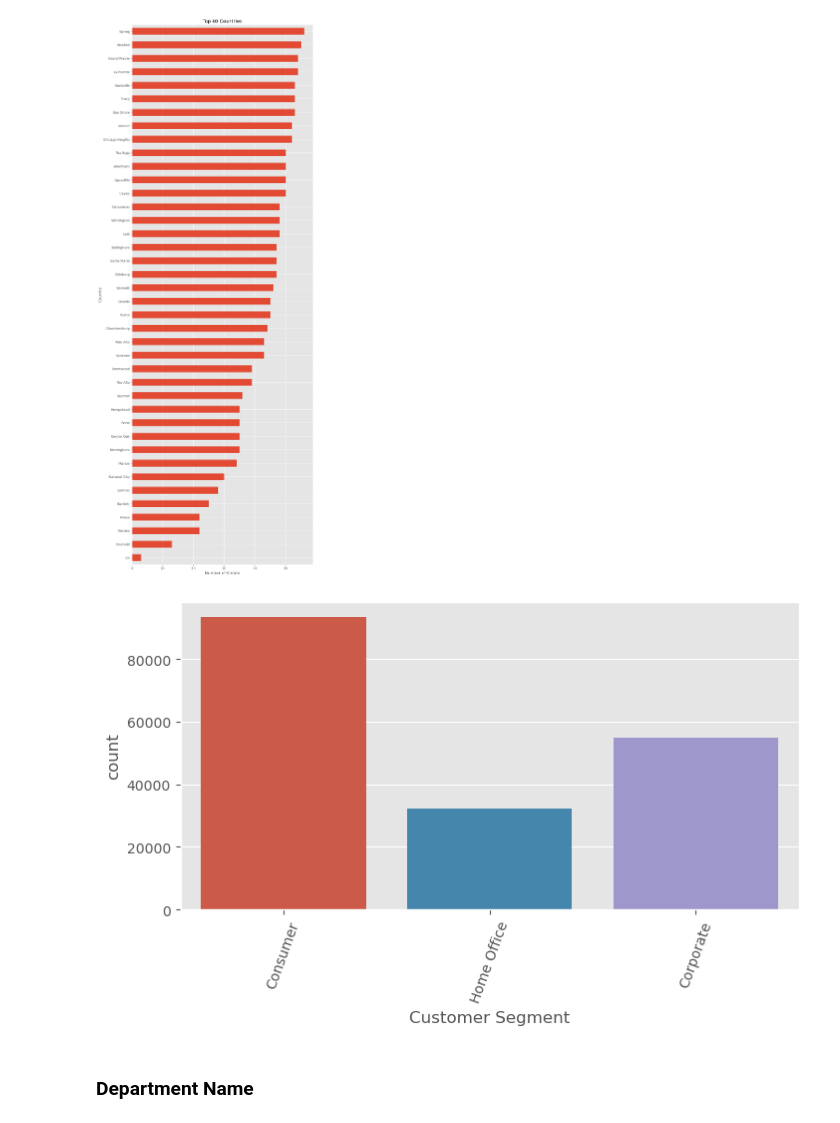
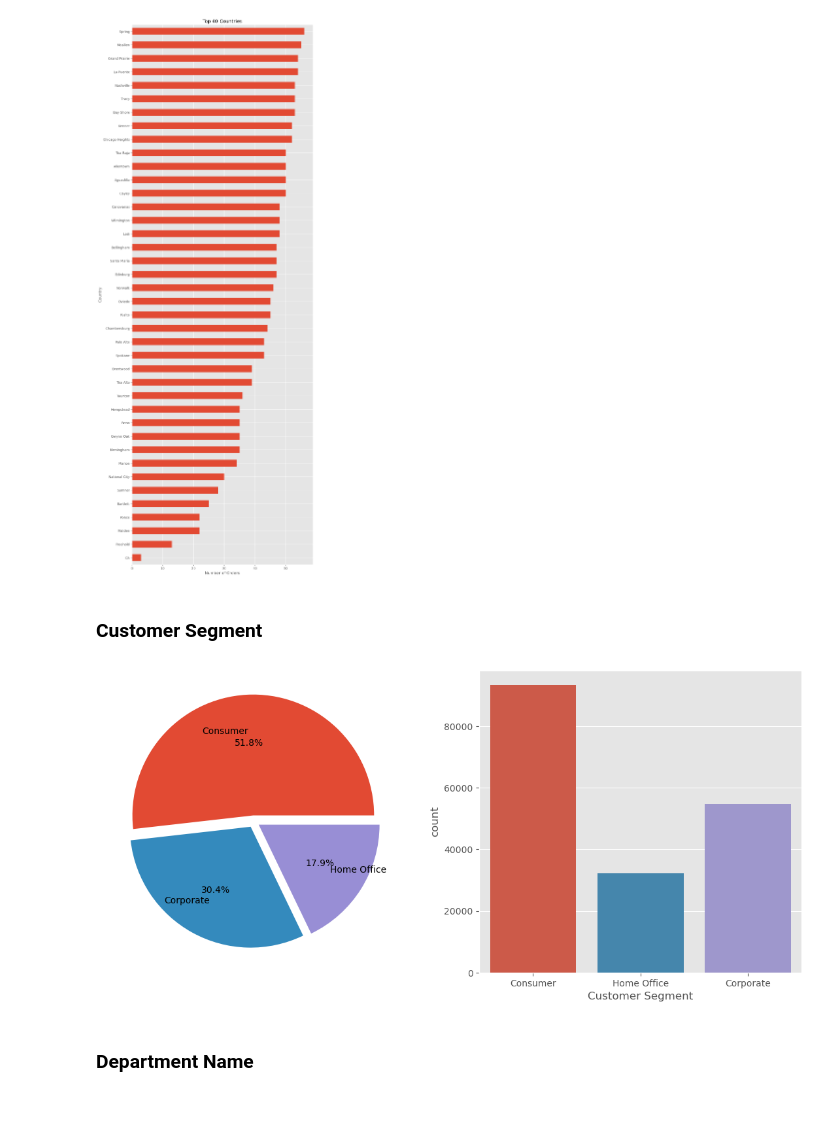
Before and after one commit to ahmedbasemdev/Corelia, a Jupyter notebook: Task 7 - Supply Chain/1- EDA.ipynb, the cells around one changed output. Saved outputs shown, nothing was run; the diff lists cells and outputs as text; code cells hidden in the pictures.

```diff
--- a/Task 7 - Supply Chain/1- EDA.ipynb
+++ b/Task 7 - Supply Chain/1- EDA.ipynb
@@ -103,7 +105,7 @@ data['FraudOrder'] = data['Order Status'].apply(lambda x: True if x == "SUSPECTE
 # %%
 data = data.drop(['Product Description','Product Image',"Customer Lname",
                   'Customer Password','Customer Email','Customer Fname',
-                 'Product Image','Product Description','Order Zipcode','Product Status'],axis=1)
+                 'Product Image','Product Description','Order Zipcode'],axis=1)
 # %%
 categorical_columns = [col for col in data.columns if data[col].dtype == "O"]
 print(f"Number of Categorical columns is {len(categorical_columns)}")
@@ -500,10 +500,12 @@ plt.ylabel("Country")
 plt.show()
 # %% [output]
 [figure]
+# %% [markdown]
+### Customer Segment
 # %%
-count_plot("Customer Segment")
+pie_plot_count("Customer Segment","")
 # %% [output]
-[figure, old version]
+[figure, new version]
 # %% [markdown]
 ### Department Name
 # %%
```
Also changed, not shown: parts of 7 cells of this notebook, 21 other files.
